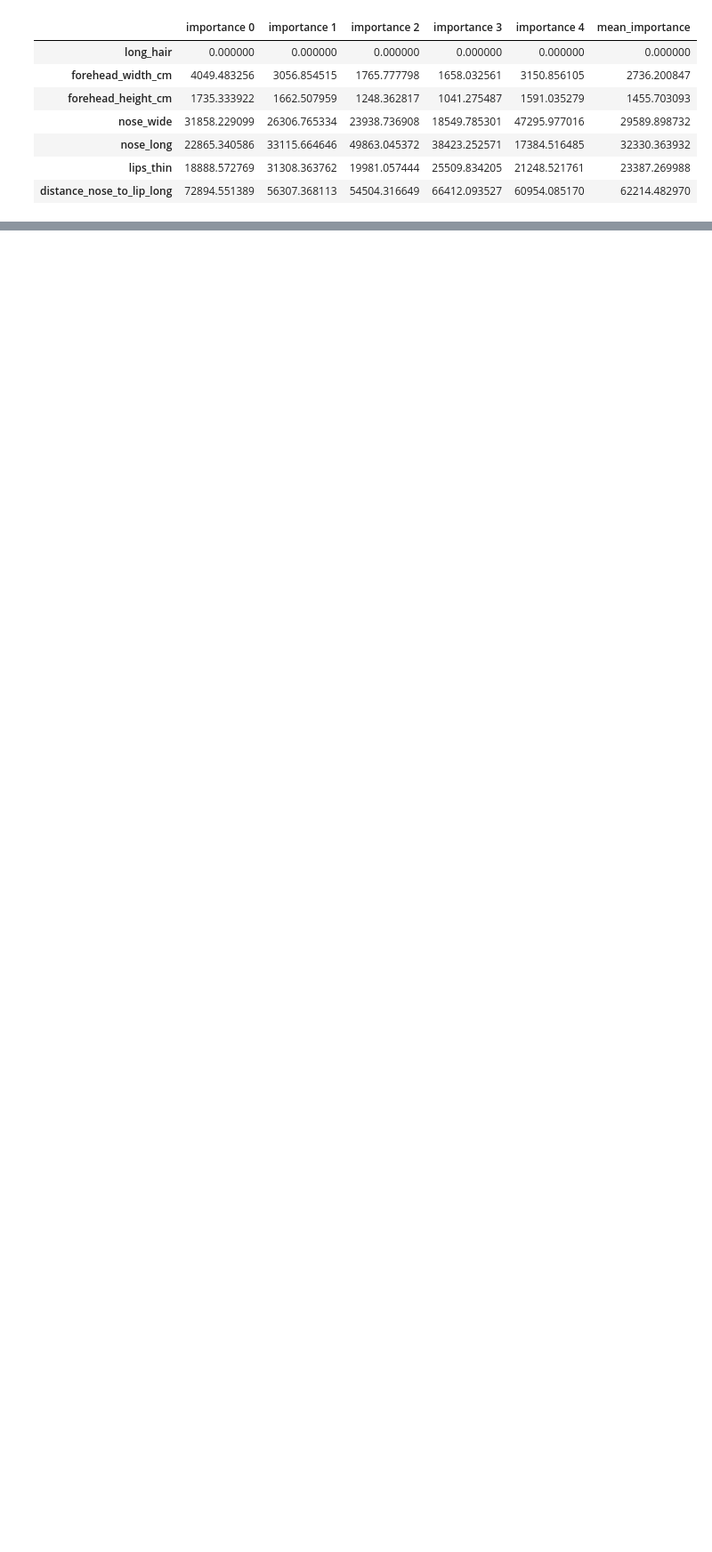
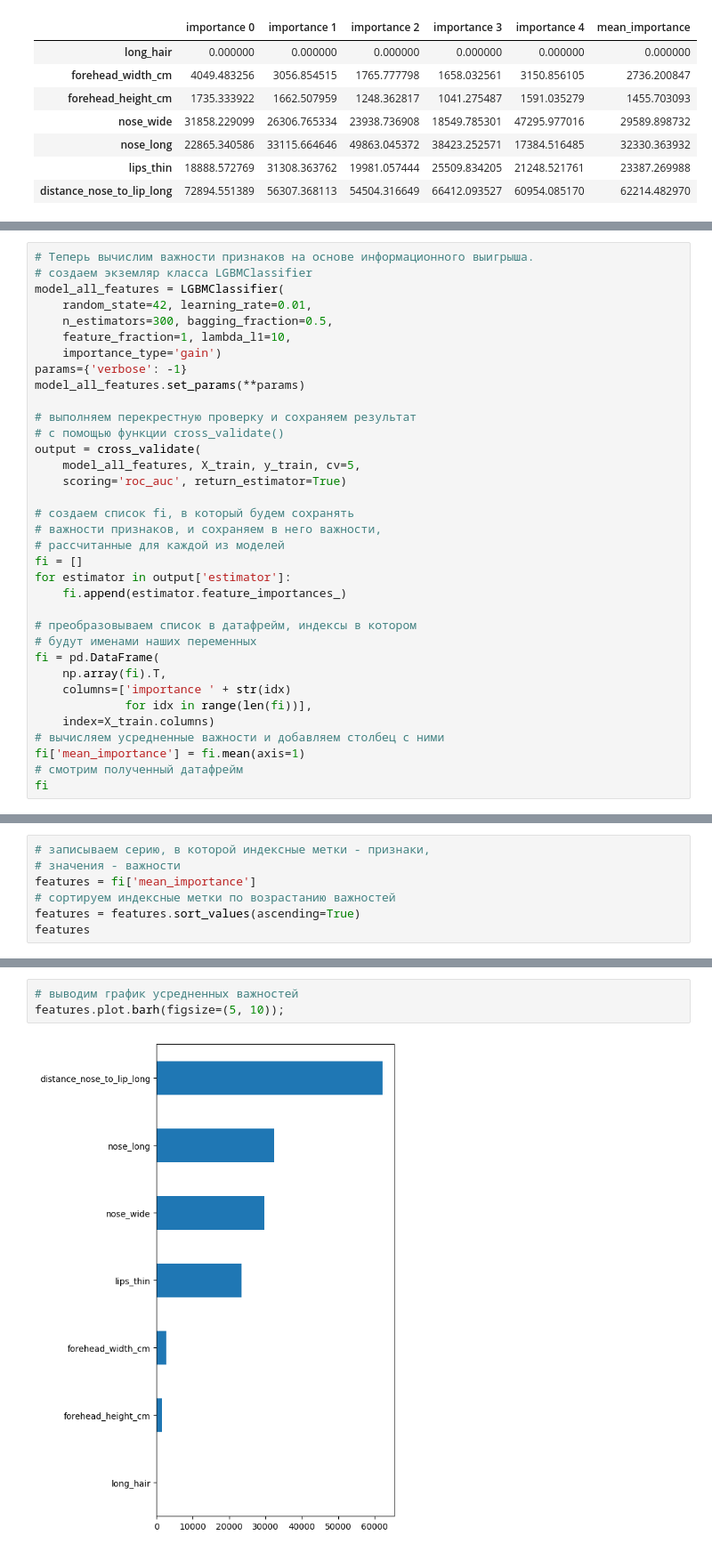
Before and after one commit to dsvishchev/education, a Jupyter notebook: feature_selection.ipynb, the cells around one changed output, grey strips where cells are left out. Shown: that part at 89% size. Drawn from its saved outputs; the diff is of its cells as text; blank space fills up the shorter version.

```diff
--- a/feature_selection.ipynb
+++ b/feature_selection.ipynb
@@ -231,0 +355,35 @@ fi
+# %%
+# Теперь вычислим важности признаков на основе информационного выигрыша.
+# создаем экземляр класса LGBMClassifier
+model_all_features = LGBMClassifier(
+    random_state=42, learning_rate=0.01,
+    n_estimators=300, bagging_fraction=0.5,
+    feature_fraction=1, lambda_l1=10,
+    importance_type='gain')
+params={'verbose': -1}
+model_all_features.set_params(**params)
+
+# выполняем перекрестную проверку и сохраняем результат
+# с помощью функции cross_validate()
+output = cross_validate(
+    model_all_features, X_train, y_train, cv=5,
+    scoring='roc_auc', return_estimator=True)
+
+# создаем список fi, в который будем сохранять
+# важности признаков, и сохраняем в него важности,
+# рассчитанные для каждой из моделей
+fi = []
+for estimator in output['estimator']:
+    fi.append(estimator.feature_importances_)
+
+# преобразовываем список в датафрейм, индексы в котором
+# будут именами наших переменных
+fi = pd.DataFrame(
+    np.array(fi).T,
+    columns=['importance ' + str(idx)
+             for idx in range(len(fi))],
+    index=X_train.columns)
+# вычисляем усредненные важности и добавляем столбец с ними
+fi['mean_importance'] = fi.mean(axis=1)
+# смотрим полученный датафрейм
+fi
@@ -231,0 +401,7 @@ fi
+# %%
+# записываем серию, в которой индексные метки - признаки,
+# значения - важности
+features = fi['mean_importance']
+# сортируем индексные метки по возрастанию важностей
+features = features.sort_values(ascending=True)
+features
@@ -231,0 +417,5 @@ fi
+# %%
+# выводим график усредненных важностей
+features.plot.barh(figsize=(5, 10));
+# %% [output]
+[figure, added]
```
Also changed, not shown: parts of 23 cells of this notebook.
